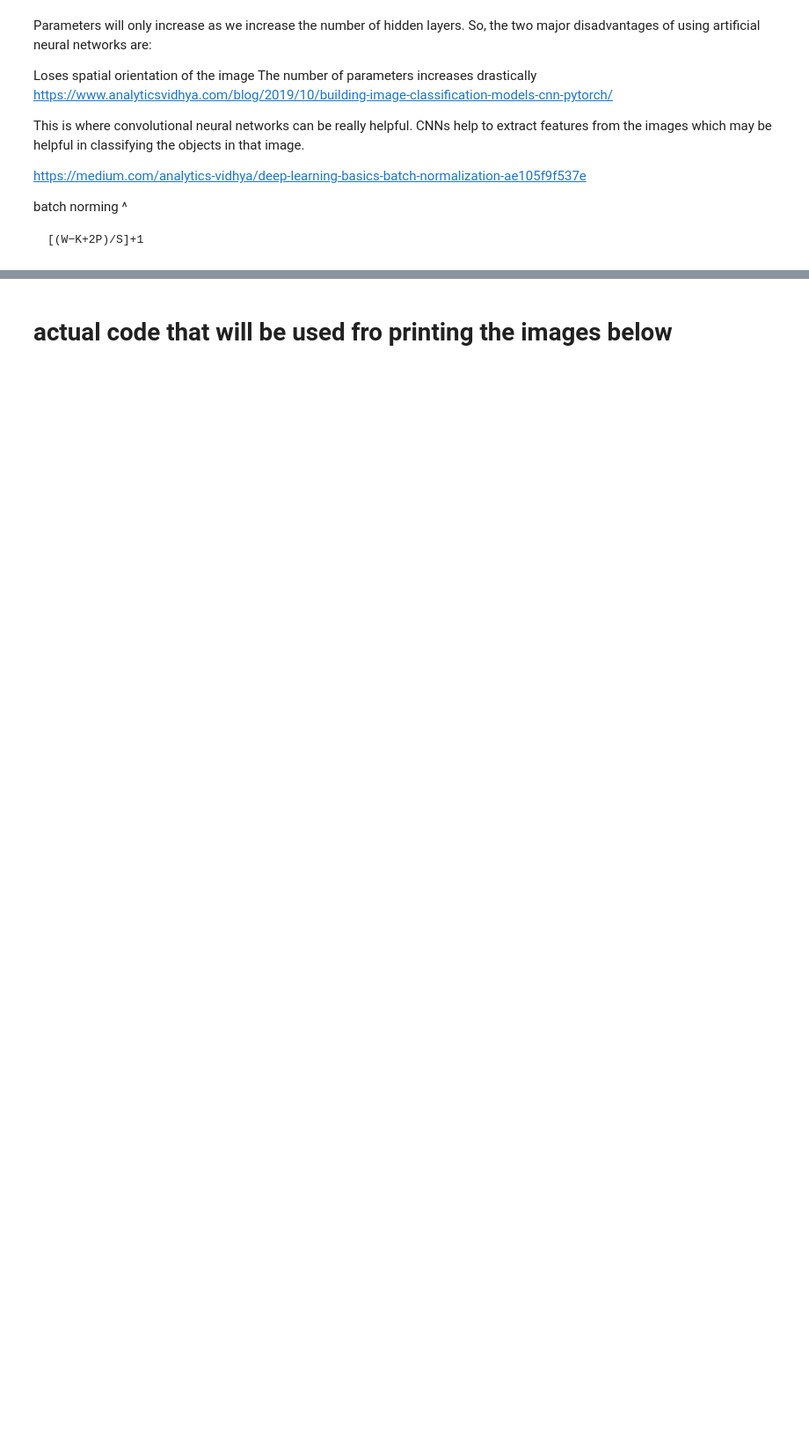
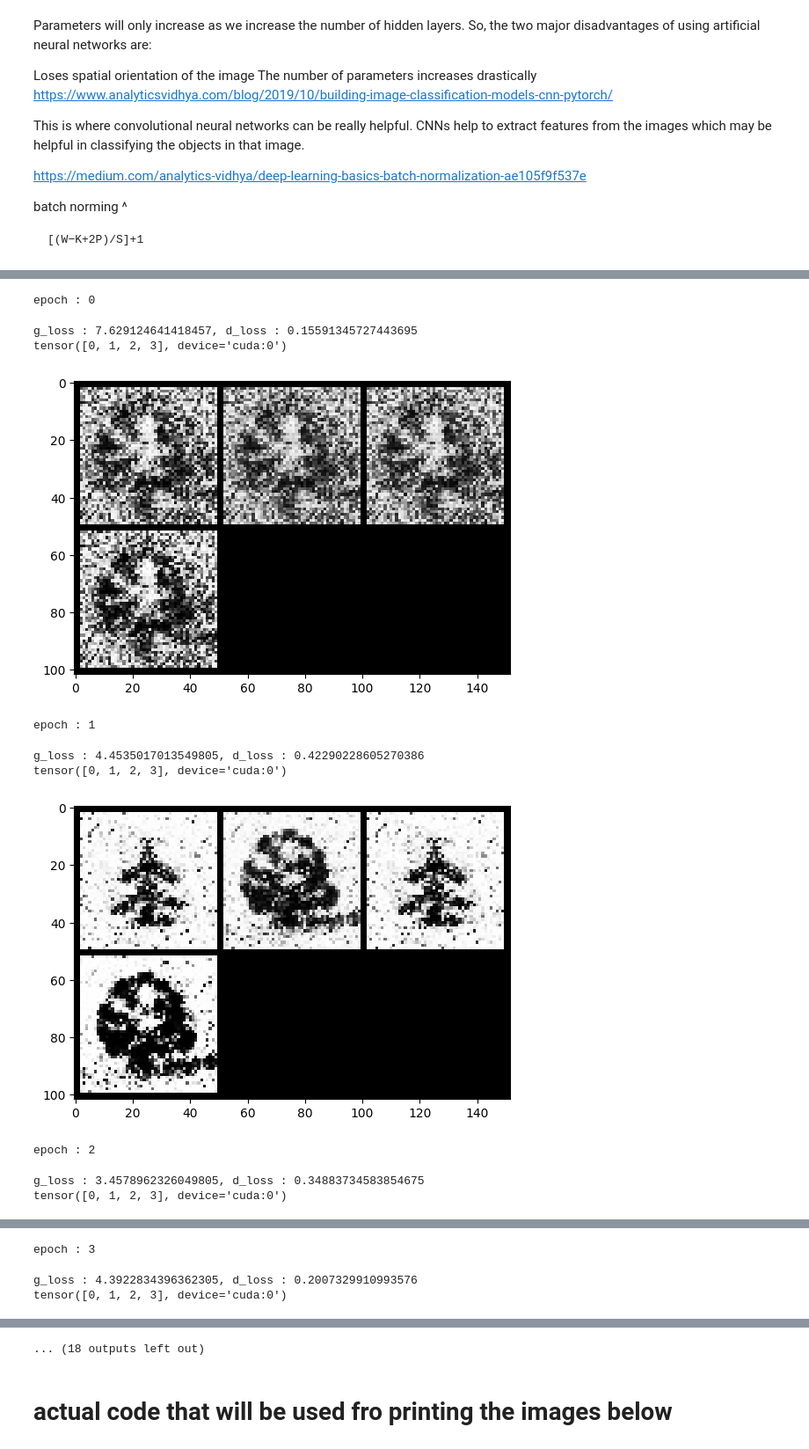
Before and after one commit to LucyIvatt/probabilistic-and-deep-learning, a Jupyter notebook: int3.ipynb, the cells around one changed output, grey strips where cells are left out. Shown at 88% size. Drawn from its saved outputs; the diff is of its cells as text; code cells hidden in the pictures; blank space fills up the shorter version.

```diff
--- a/int3.ipynb
+++ b/int3.ipynb
@@ -748,7 +743,8 @@ Testing if I can get a non conditional one working
 # %%
-nz = 100 # Size of z latent vector (i.e. size of generator input)
-ne = 40
-num_epochs = 16 # Number of training epochs
+z_latent = 100 # Size of z latent vector (i.e. size of generator input)
+emb_num = 40
+num_epochs = 30 # Number of training epochs
 lr = 0.0001 # Learning rate for optimizers
 beta1 = 0.5 # Beta1 hyperparam for Adam optimizers
+dr = 0.2
 # %%
@@ -818,22 +814,14 @@ from torchvision.utils import make_grid
 # Initialize BCELoss function
 criterion = nn.BCELoss()
 
-# Setup Adam optimizers for both G and D
-d_optimizer = torch.optim.Adam(
-    discriminator.parameters(),
-    lr = lr,
-    betas=(beta1, 0.999)
-)
-g_optimizer = torch.optim.Adam(
-    generator.parameters(),
-    lr = lr,
-    betas=(beta1, 0.999)
-)
+# Adam optimizers for generator and discriminator
+d_optimizer = torch.optim.Adam(cond_discrim.parameters(), lr = lr, betas=(beta1, 0.999))
+g_optimizer = torch.optim.Adam(cond_gen.parameters(), lr = lr, betas=(beta1, 0.999))
 
 
 def train_generator(batch_size, discriminator, generator, g_optimizer, criterion):
     g_optimizer.zero_grad()
-    z = Variable(torch.randn(batch_size,100)).to(device) # tensor to GPU
+    z = Variable(torch.randn(batch_size,z_latent)).to(device) # tensor to GPU
     fake_labels = Variable(torch.LongTensor(np.random.randint(0, 4, batch_size))).to(device) # tensor to GPU
     fake_images = generator(z, fake_labels)
     validity = discriminator(fake_images, fake_labels) # valid that is image(generated image by generator) is real or fake
@@ -850,41 +838,56 @@ def train_discriminator(batch_size, discriminator, generator, d_optimizer, crite
     real_loss = criterion(real_validity, Variable(torch.ones(batch_size)).to(device))
 
     # train with fake images
-    z = Variable(torch.randn(batch_size, 100)).to(device)
+    z = Variable(torch.randn(batch_size, z_latent)).to(device)
     fake_labels = Variable(torch.LongTensor(np.random.randint(0,4,batch_size))).to(device)
     fake_images = generator(z, fake_labels)
     fake_validity = discriminator(fake_images, fake_labels)
     fake_loss = criterion(fake_validity, Variable(torch.zeros(batch_size)).to(device))
 
     d_loss = real_loss + fake_loss
     d_loss.backward()
     d_optimizer.step()
     return d_loss.data # get value(scalar)
 
 from tqdm import tqdm
 
 num_epochs = 10
 display_step = 300
 
 
 for epoch in range(num_epochs):
     print('epoch : {}'.format(epoch))
     for _, (images, labels) in enumerate(tqdm(CGAN_dataloader)):
         real_images = Variable(images).to(device)
         labels = Variable(labels).to(device)
-        generator.train()
+        cond_gen.train()
         batch_size = real_images.size(0)
-        d_loss = train_discriminator(len(real_images), discriminator, generator, d_optimizer, criterion, real_images, labels)
-        g_loss = train_generator(batch_size, discriminator, generator, g_optimizer, criterion)
+        d_loss = train_discriminator(len(real_images), cond_discrim, cond_gen, d_optimizer, criterion, real_images, labels)
+        g_loss = train_generator(batch_size, cond_discrim, cond_gen, g_optimizer, criterion)
 
-    generator.eval()
+    cond_gen.eval()
     print('g_loss : {}, d_loss : {}'.format(g_loss, d_loss))
 
     z = Variable(torch.randn(4,100)).to(device)
     labels = Variable(torch.LongTensor(np.arange(4))).to(device)
     print(labels)
 
-    sample_images = generator(z, labels).unsqueeze(1).data.cpu()
+    sample_images = cond_gen(z, labels).unsqueeze(1).data.cpu()
     grid = make_grid(sample_images, nrow=3, normalize=True).permute(1,2,0).numpy()
     plt.imshow(grid)
     plt.show()
+
+    torch.save(cond_discrim.state_dict(), "cgan_weights/d_epoch_" + str(epoch) + ".pkl")
+    torch.save(cond_gen.state_dict(), "cgan_weights/g_epoch_" + str(epoch) + ".pkl")
+# %% [output]
+epoch : 0
+g_loss : 7.629124641418457, d_loss : 0.15591345727443695
+tensor([0, 1, 2, 3], device='cuda:0')
+[figure, added]
+epoch : 1
+g_loss : 4.4535017013549805, d_loss : 0.42290228605270386
+tensor([0, 1, 2, 3], device='cuda:0')
+[figure, added]
+epoch : 2
+g_loss : 3.4578962326049805, d_loss : 0.34883734583854675
+tensor([0, 1, 2, 3], device='cuda:0')
@@ -890,0 +895,3 @@ for epoch in range(num_epochs):
+epoch : 3
+g_loss : 4.3922834396362305, d_loss : 0.2007329910993576
+tensor([0, 1, 2, 3], device='cuda:0')
@@ -891,3 +899,4 @@ for epoch in range(num_epochs):
+... (18 outputs left out)
 # %%
 figure = plt.figure(figsize=(10, 10))
 cols, rows = 5, 5
```
Also changed, not shown: parts of 19 cells of this notebook, 3 other files.
